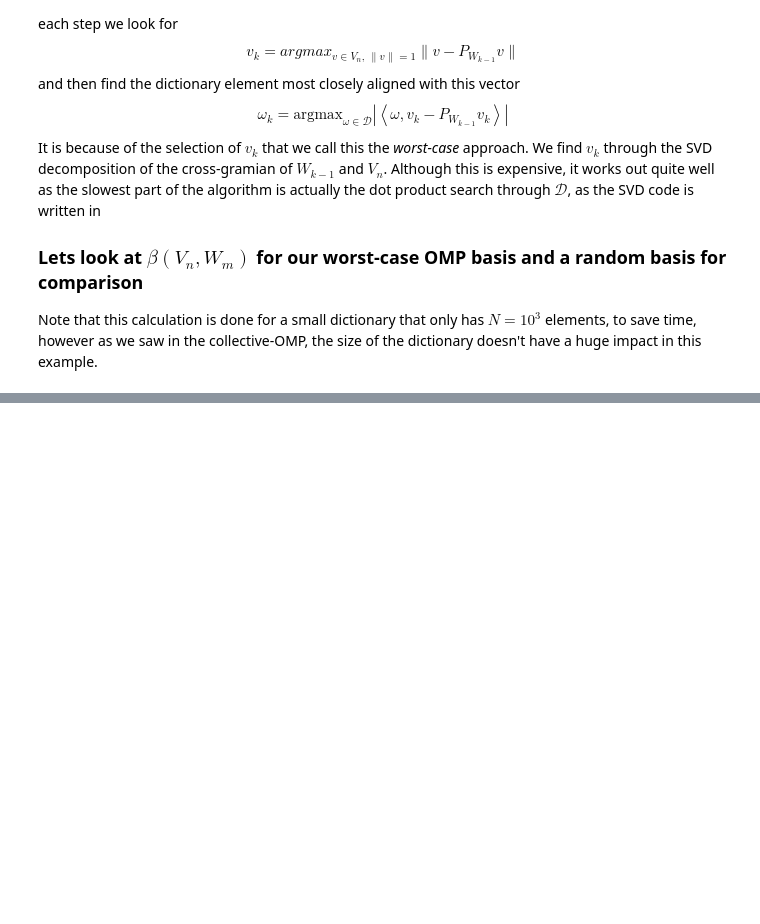
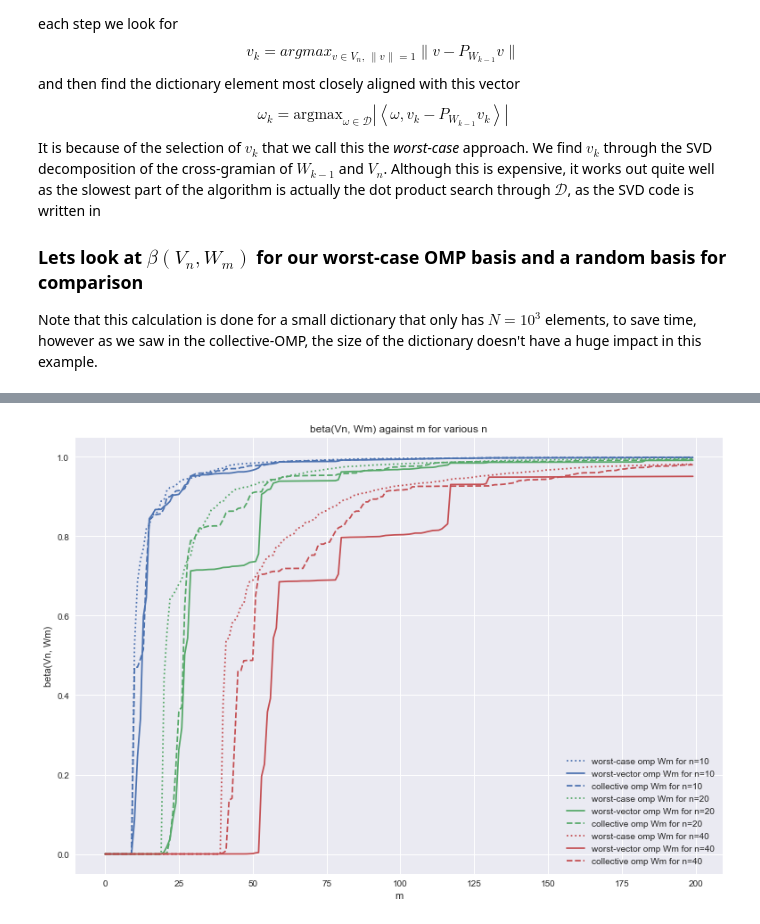
Before and after one commit to Catcher132/omp, a Jupyter notebook: 04_worst_case_OMP.ipynb, the cells around one changed output, grey strips where cells are left out. Cells and saved outputs as stored; diff of their text form; code cells hidden in the pictures; blank space fills up the shorter version.

Commit message:
added worst-vector code. not so good...

```diff
--- a/04_worst_case_OMP.ipynb
+++ b/04_worst_case_OMP.ipynb
@@ -143,0 +158,40 @@ plt.show()
+# %%
+importlib.reload(omp)
+
+N = 1e3
+dictionary = omp.make_unif_dictionary(N)
+
+bs_wvomp = np.zeros((len(ns), m))
+Vn = omp.make_sin_basis(ns[-1])
+Wms_wvomp = []
+
+for j, n in enumerate(ns):
+
+    wvgbc = omp.WorstVecOMP(m, dictionary, Vn.subspace(slice(0,n)), verbose=False)
+    Wm_wvomp = wvgbc.construct_basis()
+    Wms_wvomp.append(Wm_wvomp)
+    Wm_wvomp_o = Wm_wvomp.orthonormalise()
+
+    for i in range(n, m):
+        BP_wvomp = omp.BasisPair(Wm_wvomp_o.subspace(slice(0,i)), Vn.subspace(slice(0,n)))
+        FB_wvomp = BP_wvomp.make_favorable_basis()
+        bs_wvomp[j, i] = FB_wvomp.beta()
+# %%
+sns.set_palette("deep")
+cp = sns.color_palette()
+
+axs = []
+fig = plt.figure(figsize=(13, 9))
+ax = fig.add_subplot(1, 1, 1, title='beta(Vn, Wm) against m for various n')#, title=r'$\beta(V_n, W_m)$ against $m$ for various $n$')
+
+for i, n in enumerate(ns):
+    plt.plot(range(m), bs_wcomp[i, :], ':', label='worst-case omp Wm for n={0}'.format(n), color=cp[i])#r'OMP constructed $W_m$, $n={{{0}}}$'.format(n))
+    plt.plot(range(m), bs_wvomp[i, :], label='worst-vector omp Wm for n={0}'.format(n), color=cp[i])#r'OMP constructed $W_m$, $n={{{0}}}$'.format(n))
+    plt.plot(range(m), bs_comp[i, :], '--', label='collective omp Wm for n={0}'.format(n), color=cp[i])#r'OMP constructed $W_m$, $n={{{0}}}$'.format(n))
+#    plt.plot(range(m), bs_rand[i, :], '-.', label='random Wm for n={0}'.format(n), color=cp[i])#r'Random $W_m$, $n={{{0}}}$'.format(n))
+
+ax.set(xlabel='m', ylabel='beta(Vn, Wm)')#r'$m$', ylabel=r'$\beta(V_n, W_m)$')
+plt.legend(loc=4)
+plt.show()
+# %% [output]
+[figure, added]
```
Also changed, not shown: parts of 3 cells of this notebook, 1 other file.
